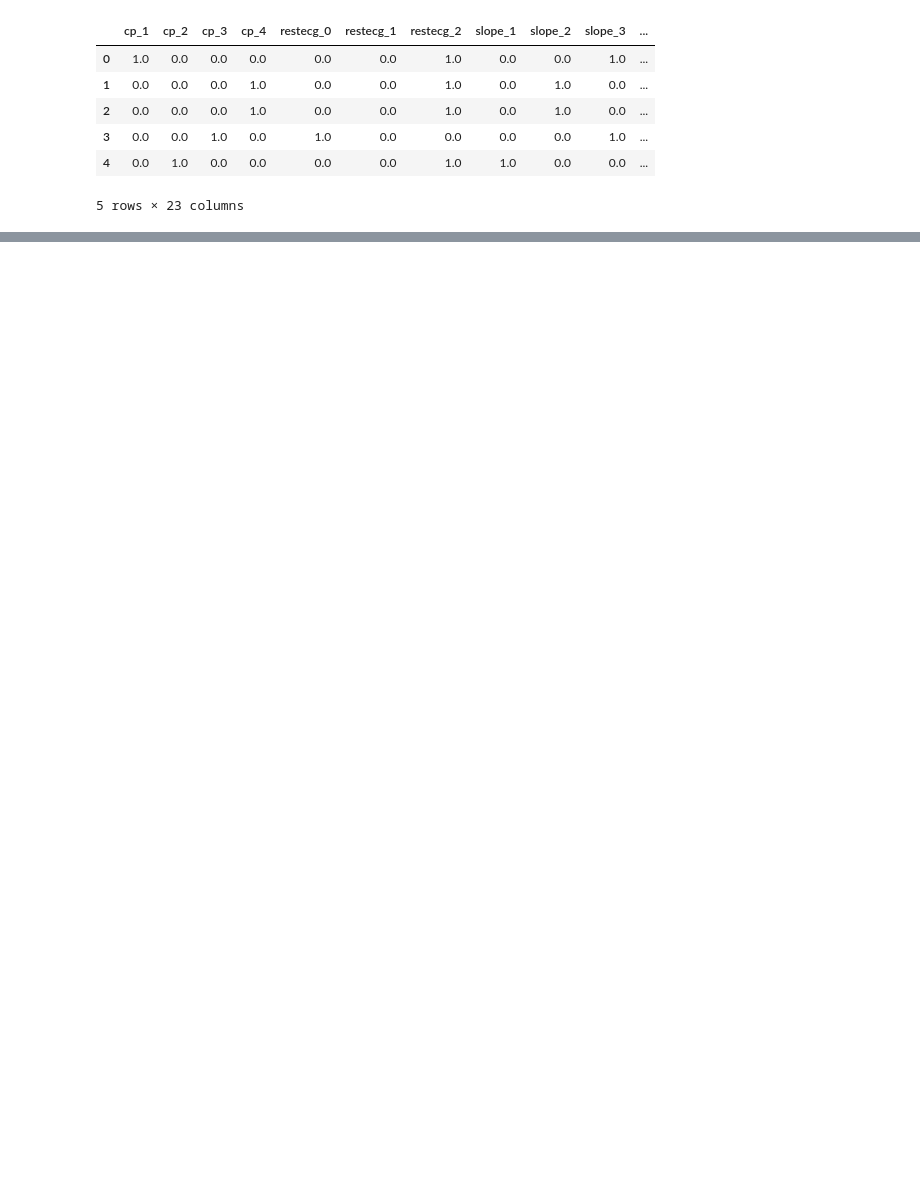
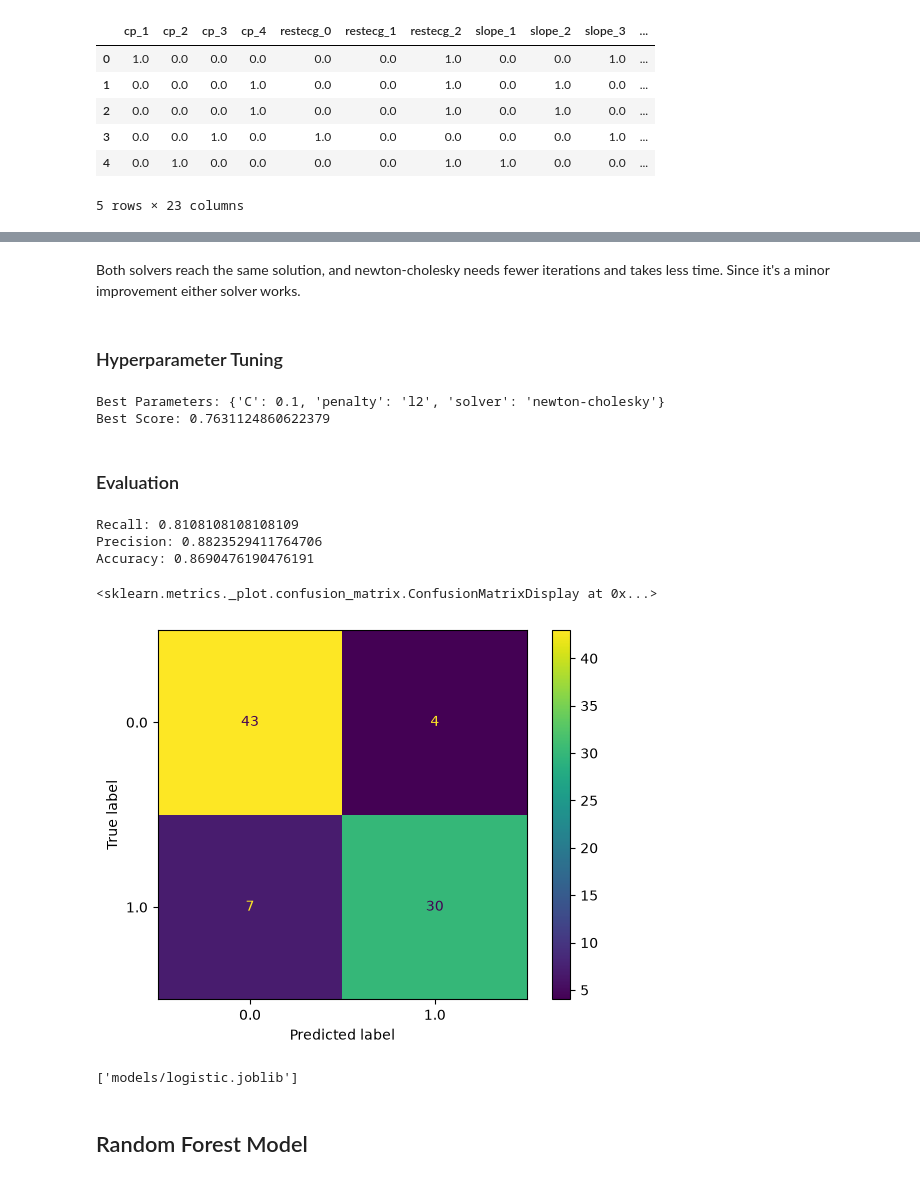
Before and after one commit to Takshg/Heart-Disease-Prediction, a Jupyter notebook: models.ipynb, the cells around one changed output, grey strips where cells are left out. Cells and saved outputs as stored; diff of their text form; code cells hidden in the pictures; blank space fills up the shorter version.

```diff
--- a/models.ipynb
+++ b/models.ipynb
@@ -49,0 +129,71 @@ print(df["num"].unique())
+# %% [markdown]
+Both solvers reach the same solution, and newton-cholesky needs fewer iterations and takes less time. Since it's a minor improvement either solver works.
+# %% [markdown]
+### Hyperparameter Tuning
+# %%
+from sklearn.model_selection import GridSearchCV
+from sklearn.metrics import make_scorer, fbeta_score
+import warnings
+
+# Block warnings
+warnings.filterwarnings('ignore')
+
+# Parameter Grid to explore
+param_grid_lg = {
+    'C' : [0.01, 0.1, 1, 10, 100],
+    'penalty' : ['l2'],
+    'solver': ['newton-cholesky']
+}
+
+f2 = make_scorer(fbeta_score, beta=2)
+
+logreg_model = LogisticRegression(max_iter=200)
+grid_search_logreg = GridSearchCV(
+    estimator=logreg_model,
+    param_grid=param_grid_lg,
+    cv=5, # Cross Validation strategy, default is 5-fold cross validation
+    scoring=f2,
+    error_score="raise"
+)
+grid_search_logreg.fit(X_train, y_train)
+print('Best Parameters:', grid_search_logreg.best_params_)
+print("Best Score:", grid_search_logreg.best_score_)
+# %% [output]
+Best Parameters: {'C': 0.1, 'penalty': 'l2', 'solver': 'newton-cholesky'}
+Best Score: 0.7631124860622379
+# %% [markdown]
+### Evaluation
+# %%
+from sklearn.metrics import recall_score, accuracy_score, precision_score
+from sklearn.metrics import confusion_matrix, ConfusionMatrixDisplay
+
+y_pred_lg = grid_search_logreg.predict(X_test)
+
+
+recall_lg = recall_score(y_test, y_pred_lg)
+precision_lg = precision_score(y_test, y_pred_lg)
+accuracy_lg = accuracy_score(y_test, y_pred_lg)
+print('Recall:', recall_lg)
+print('Precision:', precision_lg)
+print('Accuracy:', accuracy_lg)
+cm = confusion_matrix(y_test, y_pred_lg)
+disp = ConfusionMatrixDisplay(confusion_matrix=cm, display_labels=grid_search_logreg.classes_)
+disp.plot()
+# %% [output]
+Recall: 0.8108108108108109
+Precision: 0.8823529411764706
+Accuracy: 0.8690476190476191
+<sklearn.metrics._plot.confusion_matrix.ConfusionMatrixDisplay at 0x...>
+[figure, added]
+# %%
+#Save model
+from joblib import dump, load
+
+dump(grid_search_logreg, 'models/logistic.joblib')
+
+# To load model back
+#loaded_model = load('logistic.joblib')
+# %% [output]
+['models/logistic.joblib']
+# %% [markdown]
+## Random Forest Model
```
Also changed, not shown: parts of 42 cells of this notebook, 5 other files.
